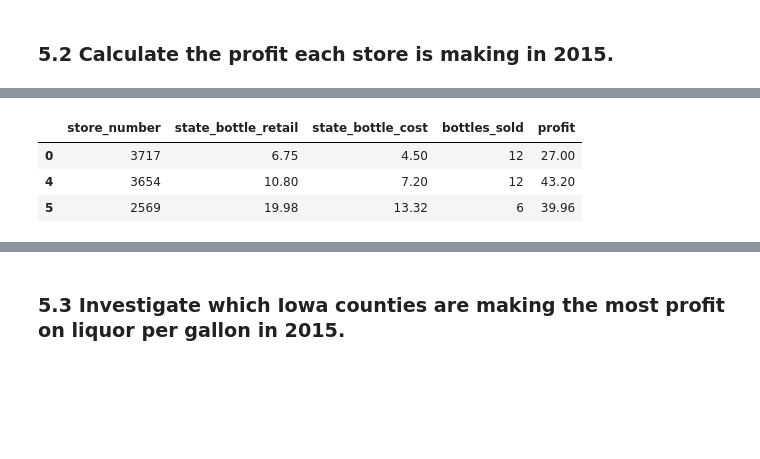
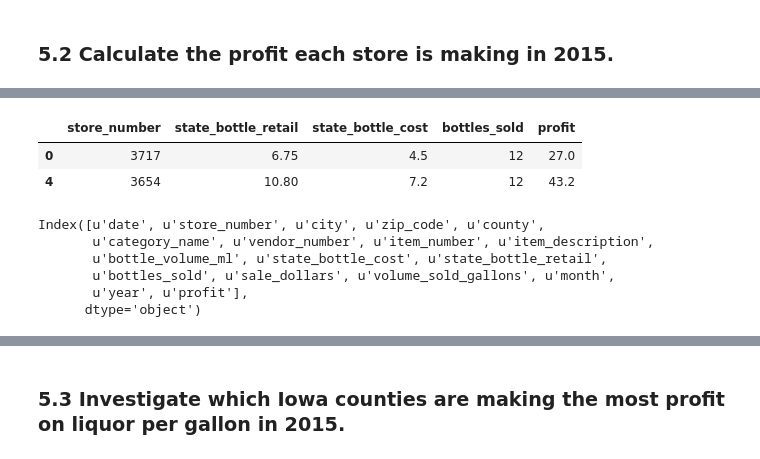
Before and after one commit to vnessified/DSI-SF-2-vnessified, a Jupyter notebook: projects/project-03/starter-code/project-3-starter.ipynb, the cells around one changed output, grey strips where cells are left out. Saved outputs shown, nothing was run; the diff lists cells and outputs as text; code cells hidden in the pictures; blank space fills up the shorter version.

```diff
--- a/projects/project-03/starter-code/project-3-starter.ipynb
+++ b/projects/project-03/starter-code/project-3-starter.ipynb
@@ -352,7 +352,7 @@ store_by_month.head(3)
 # %%
 #pivot by store, months
 #stores with NaN means there were no sales that month so we want to drop them
-open_all_year = store_count_by_month.pivot_table(index='store_number',
+open_all_year = store_by_month.pivot_table(index='store_number',
                                                  columns=['month'], values='sale_dollars').dropna().reset_index()
 # %%
 open_all_year.head(2)
@@ -517,10 +523,18 @@ sales_2015_12_months.loc[:,'profit'] = (sales_2015_12_months.loc[:,'state_bottle
 # %%
-sales_2015_12_months[['store_number','state_bottle_retail', 'state_bottle_cost', 'bottles_sold', 'profit']].head(3)
+sales_2015_12_months[['store_number','state_bottle_retail', 'state_bottle_cost', 'bottles_sold', 'profit']].head(2)
 # %% [output]
 |  | store_number | state_bottle_retail | state_bottle_cost | bottles_sold | profit |
-| 0 | 3717 | 6.75 | 4.50 | 12 | 27.00 |
-| 4 | 3654 | 10.80 | 7.20 | 12 | 43.20 |
-| 5 | 2569 | 19.98 | 13.32 | 6 | 39.96 |
+| 0 | 3717 | 6.75 | 4.5 | 12 | 27.0 |
+| 4 | 3654 | 10.80 | 7.2 | 12 | 43.2 |
+# %%
+sales_2015_12_months.columns
+# %% [output]
+Index([u'date', u'store_number', u'city', u'zip_code', u'county',
+       u'category_name', u'vendor_number', u'item_number', u'item_description',
+       u'bottle_volume_ml', u'state_bottle_cost', u'state_bottle_retail',
+       u'bottles_sold', u'sale_dollars', u'volume_sold_gallons', u'month',
+       u'year', u'profit'],
+      dtype='object')
 # %%
 store_profit_2015 = sales_2015_12_months.groupby('store_number').sum().reset_index()
 # %%
```
Also changed, not shown: parts of 10 cells of this notebook.
